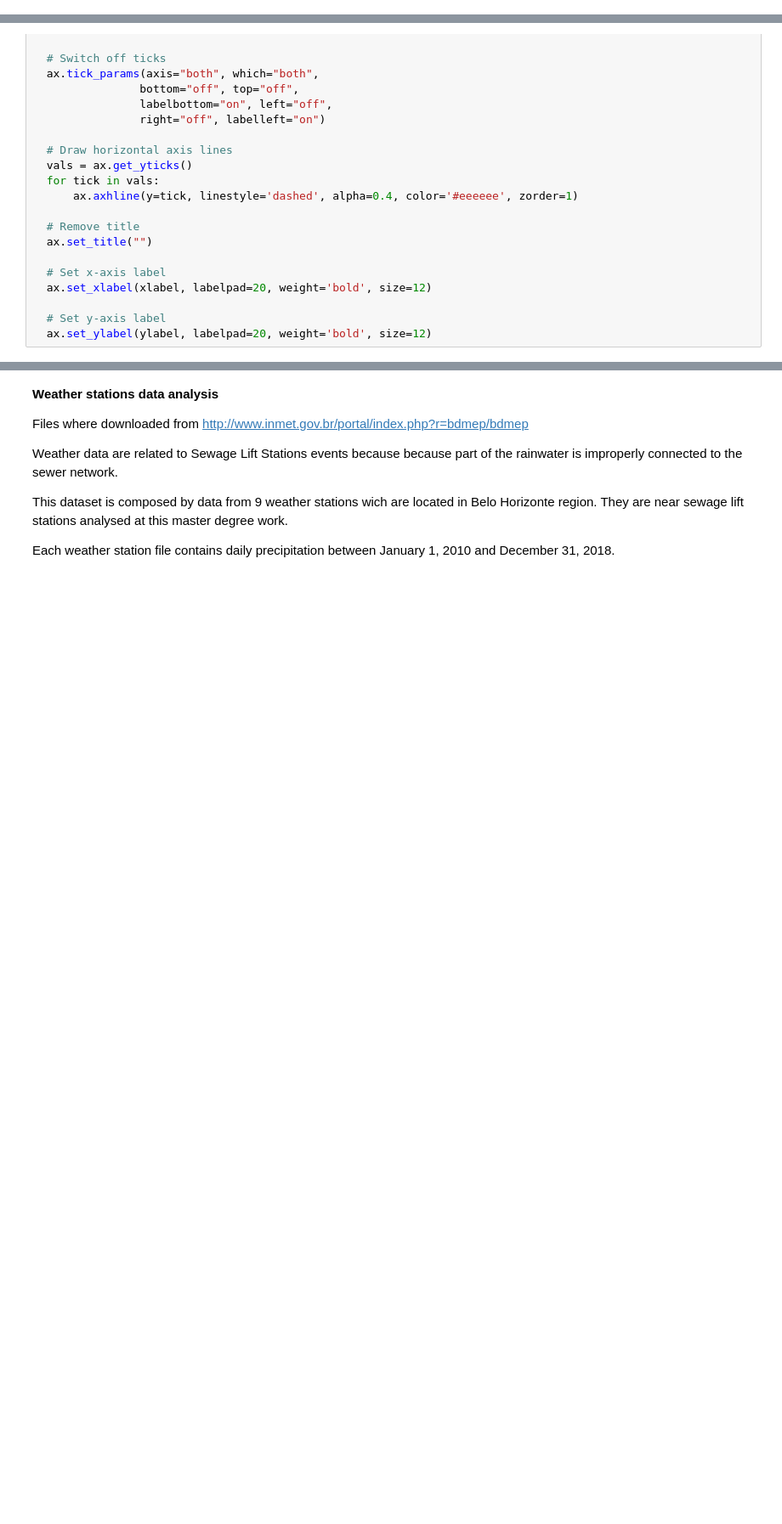
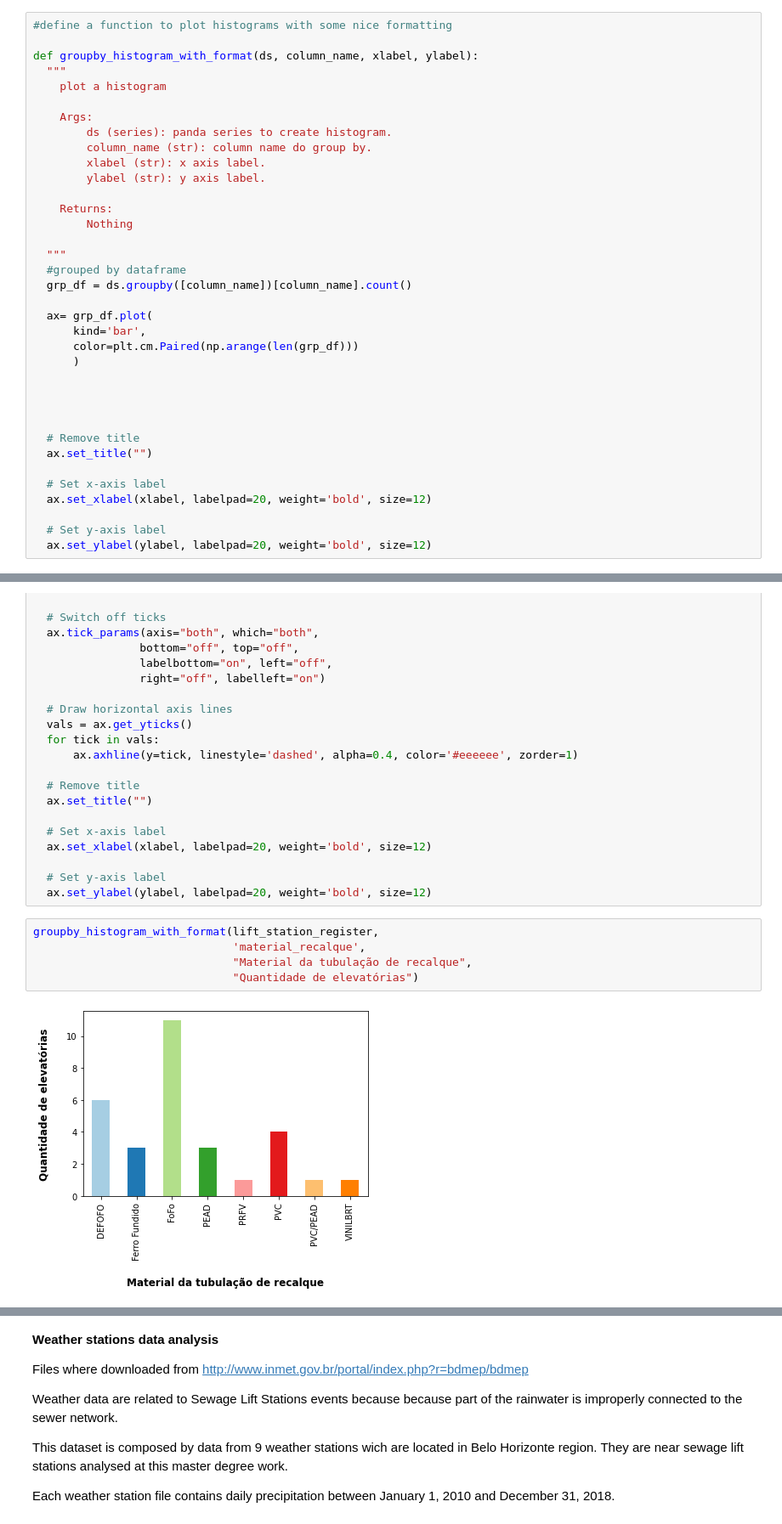
Before and after one commit to heber-augusto/master-degree-jupyter-notebooks, a Jupyter notebook: step_3-data-analysis/step_3-data-analysis-and-exploration.ipynb, the cells around one changed output, grey strips where cells are left out. Shown at 85% size. Drawn from its saved outputs; the diff is of its cells as text; blank space fills up the shorter version.

```diff
--- a/step_3-data-analysis/step_3-data-analysis-and-exploration.ipynb
+++ b/step_3-data-analysis/step_3-data-analysis-and-exploration.ipynb
@@ -52,3 +70,39 @@ lift_station_register.groupby(['Tipo de bomba'])['Tipo de bomba'].count().plot(k
+# %%
+#define a function to plot histograms with some nice formatting
+
+def groupby_histogram_with_format(ds, column_name, xlabel, ylabel):
+  """
+    plot a histogram
+
+    Args:
+        ds (series): panda series to create histogram.
+        column_name (str): column name do group by.
+        xlabel (str): x axis label.
+        ylabel (str): y axis label.
+
+    Returns:
+        Nothing
+
+  """
+  #grouped by dataframe
+  grp_df = ds.groupby([column_name])[column_name].count()
+
+  ax= grp_df.plot(
+      kind='bar',
+      color=plt.cm.Paired(np.arange(len(grp_df)))
+      )
+
+
+
+
+  # Remove title
+  ax.set_title("")
+
+  # Set x-axis label
+  ax.set_xlabel(xlabel, labelpad=20, weight='bold', size=12)
+
+  # Set y-axis label
+  ax.set_ylabel(ylabel, labelpad=20, weight='bold', size=12)
 # %%
 #define a function to plot histograms with some nice formatting
 
@@ -98,3 +152,10 @@ def hist_with_format(ds, bins, xlabel, ylabel):
 
   # Set y-axis label
   ax.set_ylabel(ylabel, labelpad=20, weight='bold', size=12)
+# %%
+groupby_histogram_with_format(lift_station_register,
+                              'material_recalque',
+                              "Material da tubulação de recalque",
+                              "Quantidade de elevatórias")
+# %% [output]
+[figure, added]
```
Also changed, not shown: parts of 21 cells of this notebook.
